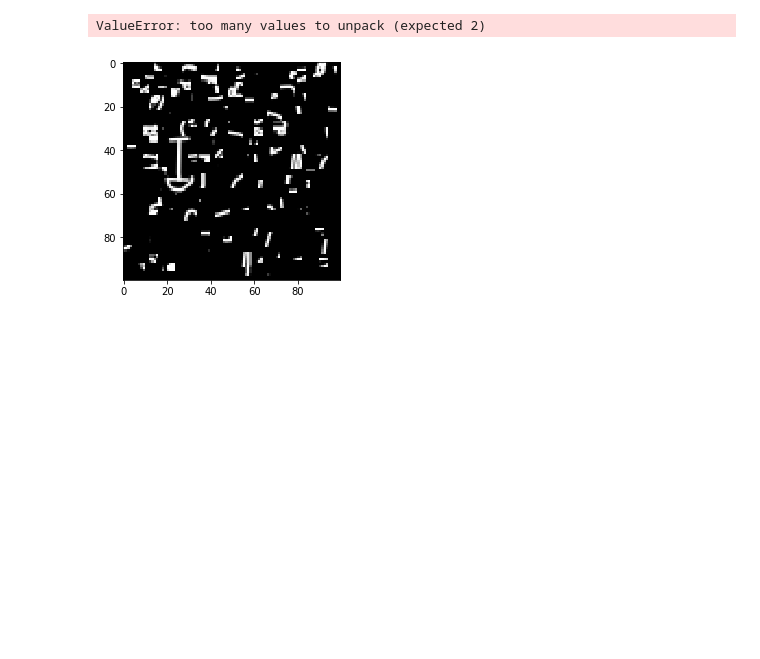
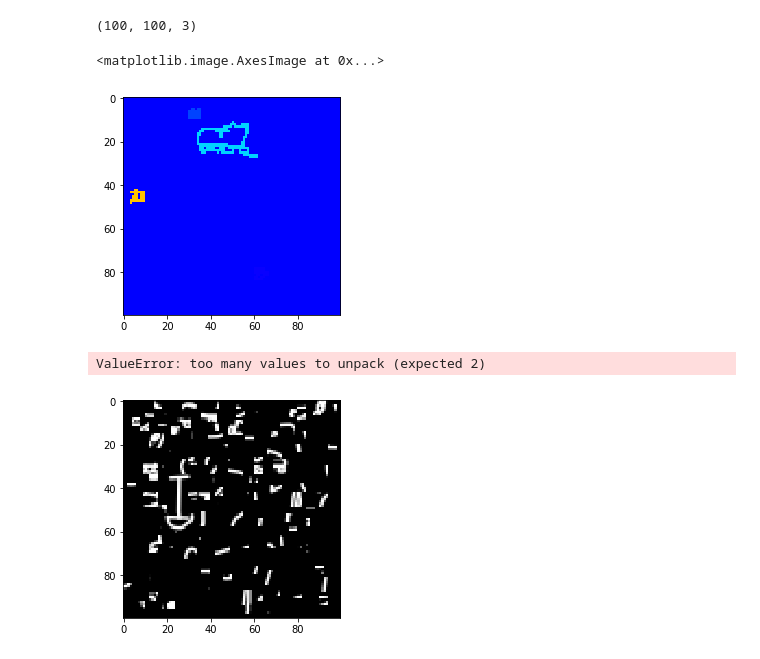
Before and after one commit to atg-abhijay/Comp-551-Kaggle-Competition, a Jupyter notebook: pre_processing.ipynb, the cells around one changed output. Drawn from its saved outputs; the diff is of its cells as text; code cells hidden in the pictures; blank space fills up the shorter version.

```diff
--- a/pre_processing.ipynb
+++ b/pre_processing.ipynb
@@ -48,3 +89,19 @@ plt.imshow(train_x[idx].reshape(100, 100))
+# %%
+image_data = np.asarray(labeled_img)
+image_data_bw = image_data.max(axis=2)
+non_empty_columns = np.where(image_data_bw.max(axis=0)>0)[0]
+non_empty_rows = np.where(image_data_bw.max(axis=1)>0)[0]
+cropBox = (min(non_empty_rows), max(non_empty_rows), min(non_empty_columns), max(non_empty_columns))
+
+image_data_new = image_data[cropBox[0]:cropBox[1]+1, cropBox[2]:cropBox[3]+1 , :]
+# image_data_new = image_data_new.astype('int8')
+print(image_data_new.shape)
+
+plt.imshow(image_data_new)
+# %% [output]
+(100, 100, 3)
+<matplotlib.image.AxesImage at 0x...>
+[figure, added]
 # %%
 class image:
     def __init__(self, raw):
```
Also changed, not shown: parts of 7 cells of this notebook.
